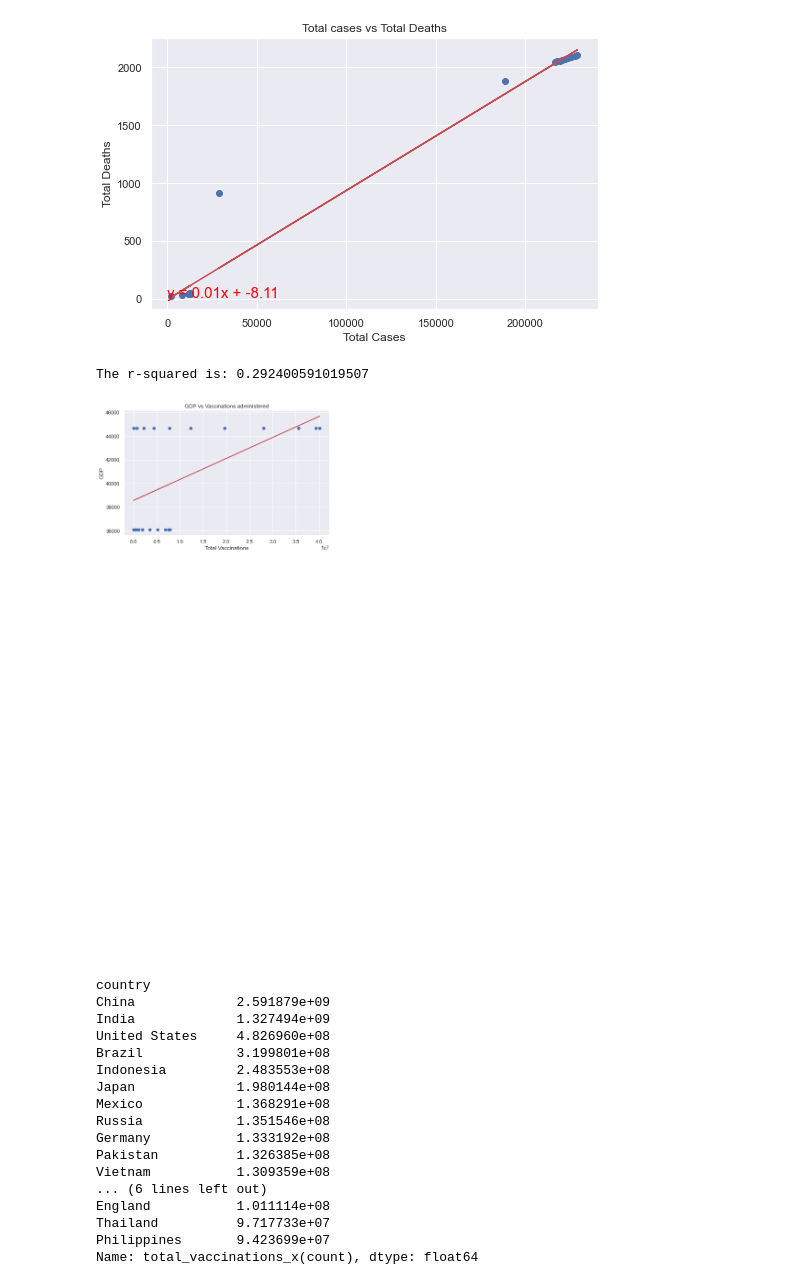
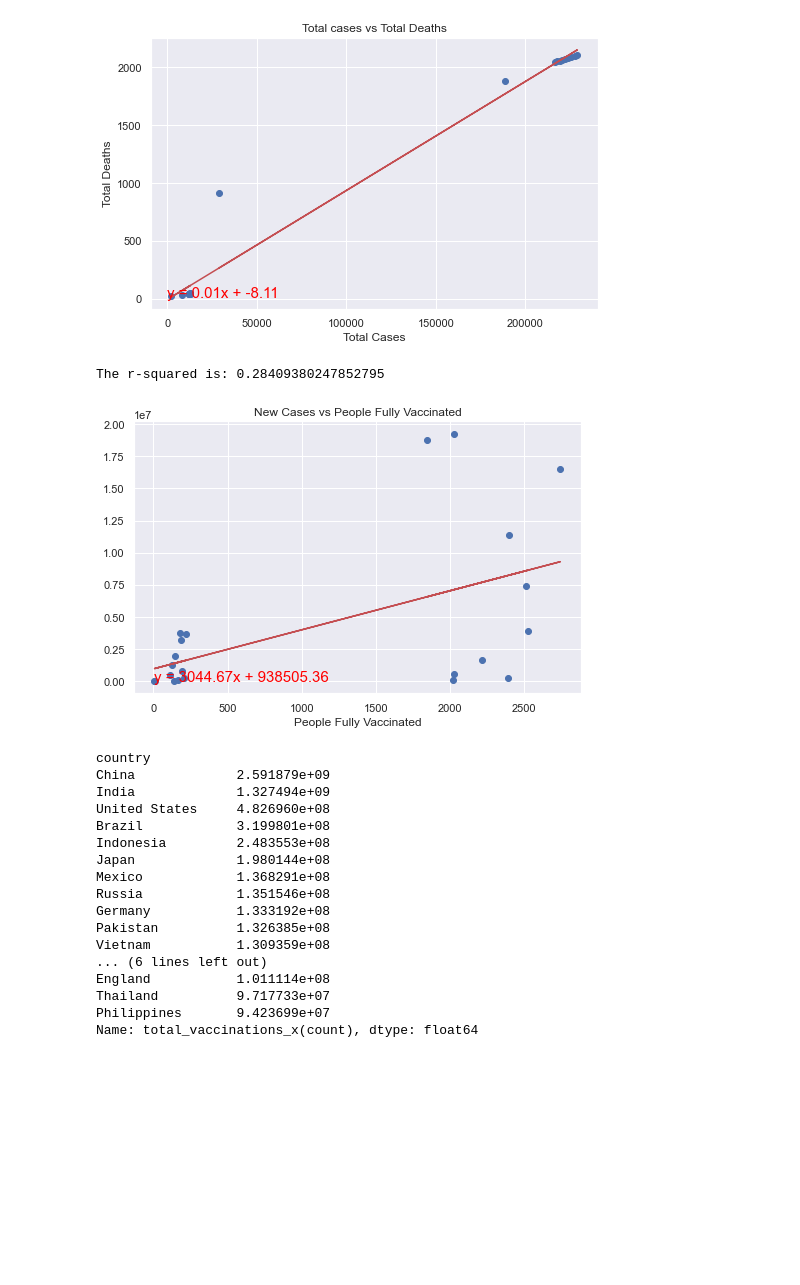
Before and after one commit to MSufra/Monash-Project-1, a Jupyter notebook: SB_project.ipynb, the cells around one changed output. Saved outputs shown, nothing was run; the diff lists cells and outputs as text; code cells hidden in the pictures; blank space fills up the shorter version.

```diff
--- a/SB_project.ipynb
+++ b/SB_project.ipynb
@@ -354,25 +373,24 @@ plt.show()
 # %% [output]
 The r-squared is: 0.9777903694393407
 [figure]
-# %%
-plt.rcParams['figure.figsize'] = [8, 5]
-x_values = comp_data_df["total_vaccinations_x"]
-y_values = comp_data_df["gdp_per_capita"]
-(slope, intercept, rvalue, pvalue, stderr) = linregress(x_values, y_values)
-regress_values = x_values * slope + intercept
-line_eq = "y = " + str(round(slope,2)) + "x + " + str(round(intercept,2))
-plt.scatter(x_values,y_values)
-plt.plot(x_values,regress_values,"r-")
-plt.annotate(line_eq,(6,10),fontsize=15,color="red")
-plt.title('GDP vs Vaccinations administered')
-plt.xlabel('Total Vaccinations')
-plt.ylabel('GDP')
-print(f"The r-squared is: {rvalue**2}")
-plt.savefig('./SB_Output/Vaccinations linreg xs')
-plt.show()
-# %% [output]
-The r-squared is: 0.292400591019507
-[figure, removed]
+# %%
+plt.rcParams['figure.figsize'] = [8, 5]
+x_values = comp_data_df["new_cases"]
+y_values = comp_data_df["people_fully_vaccinated_x"]
+(slope, intercept, rvalue, pvalue, stderr) = linregress(x_values, y_values)
+regress_values = x_values * slope + intercept
+line_eq = "y = " + str(round(slope,2)) + "x + " + str(round(intercept,2))
+plt.scatter(x_values,y_values)
+plt.plot(x_values,regress_values,"r-")
+plt.annotate(line_eq,(6,10),fontsize=15,color="red")
+plt.title('New Cases vs People Fully Vaccinated')
+plt.xlabel('People Fully Vaccinated')
+print(f"The r-squared is: {rvalue**2}")
+plt.savefig('./SB_Output/Vaccinations linx')
+plt.show()
+# %% [output]
+The r-squared is: 0.28409380247852795
+[figure, added]
 # %%
 vacc_cases_new["total_vaccinations_x(count)"]= vacc_cases_new.groupby("country").total_vaccinations_x.tail(1)
 vacc_cases_new.groupby('country')["total_vaccinations_x(count)"].mean().sort_values(ascending= False).head(20)
```
Also changed, not shown: parts of 5 cells of this notebook.
